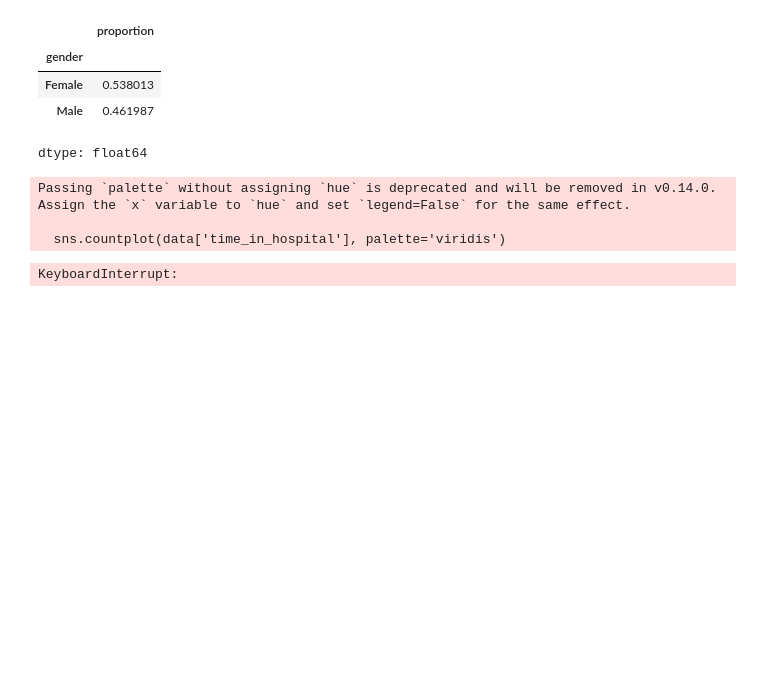
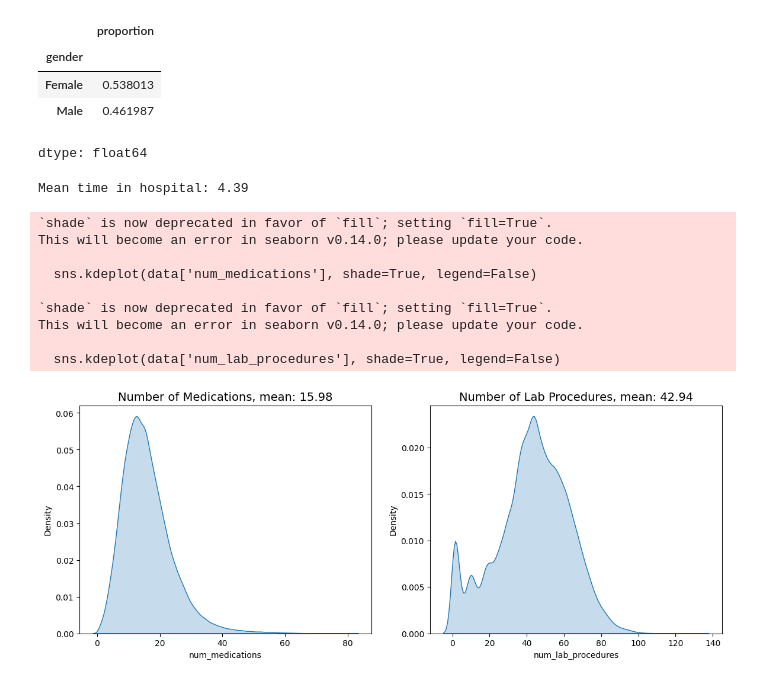
Before and after one commit to mervegb/diabetes-ml, a Jupyter notebook: diabetes_ml.ipynb, the cells around one changed output. Cells and saved outputs as stored; diff of their text form; code cells hidden in the pictures; blank space fills up the shorter version.

Commit message:
more data exploration & visualization

```diff
--- a/diabetes_ml.ipynb
+++ b/diabetes_ml.ipynb
@@ -325,15 +325,37 @@ data["gender"].value_counts(normalize=True)
 | Female | 0.538013 |
 | Male | 0.461987 |
 dtype: float64
-# %%
-#How long were the hospital stays for given admission
-plt.figure(figsize=(8,6))
-sns.countplot(data['time_in_hospital'], palette='viridis')
-plt.xlabel("time in hospital (days)")
-plt.title("Length of Hospital Stay")
-plt.show()
-# %% [output]
-Passing `palette` without assigning `hue` is deprecated and will be removed in v0.14.0. Assign the `x` variable to `hue` and set `legend=False` for the same effect.
-
-  sns.countplot(data['time_in_hospital'], palette='viridis')
-KeyboardInterrupt:
+# %%
+#How long were the hospital stays for given admission
+print(f"Mean time in hospital: {data['time_in_hospital'].mean():.2f}")
+
+#Patients stayed on average 4.4 days in hospital
+# %% [output]
+Mean time in hospital: 4.39
+# %%
+#Number of diagnoses, procedures, medications
+plt.figure(figsize=(14,5))
+
+plt.subplot(1,2,1)
+sns.kdeplot(data['num_medications'], shade=True, legend=False)
+plt.title(f"Number of Medications, mean: {data['num_medications'].mean():.2f}", size=14)
+
+plt.subplot(1,2,2)
+sns.kdeplot(data['num_lab_procedures'], shade=True, legend=False)
+plt.title(f"Number of Lab Procedures, mean: {data['num_lab_procedures'].mean():.2f}", size=14)
+plt.show()
+
+
+#Patients on average were administered 16 medications during their hospital stay
+#Average number of lab procedures was 43
+# %% [output]
+`shade` is now deprecated in favor of `fill`; setting `fill=True`.
+This will become an error in seaborn v0.14.0; please update your code.
+
+  sns.kdeplot(data['num_medications'], shade=True, legend=False)
+
+`shade` is now deprecated in favor of `fill`; setting `fill=True`.
+This will become an error in seaborn v0.14.0; please update your code.
+
+  sns.kdeplot(data['num_lab_procedures'], shade=True, legend=False)
+[figure, added]
```
Also changed, not shown: parts of 1 cell of this notebook.
